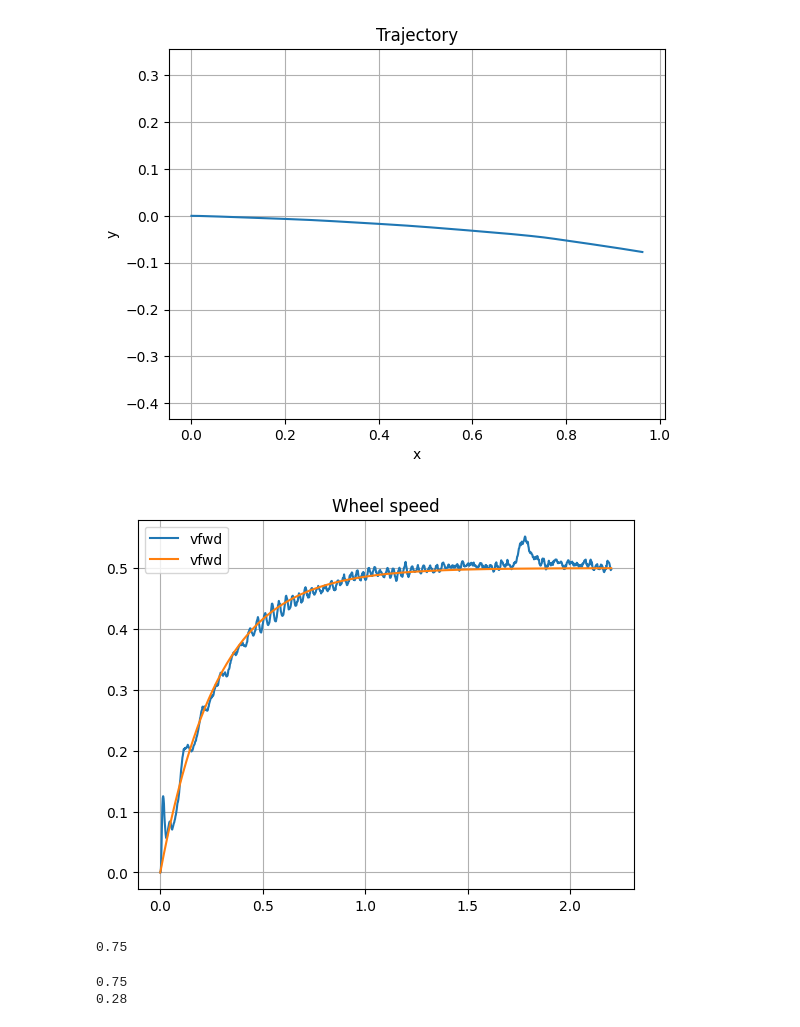
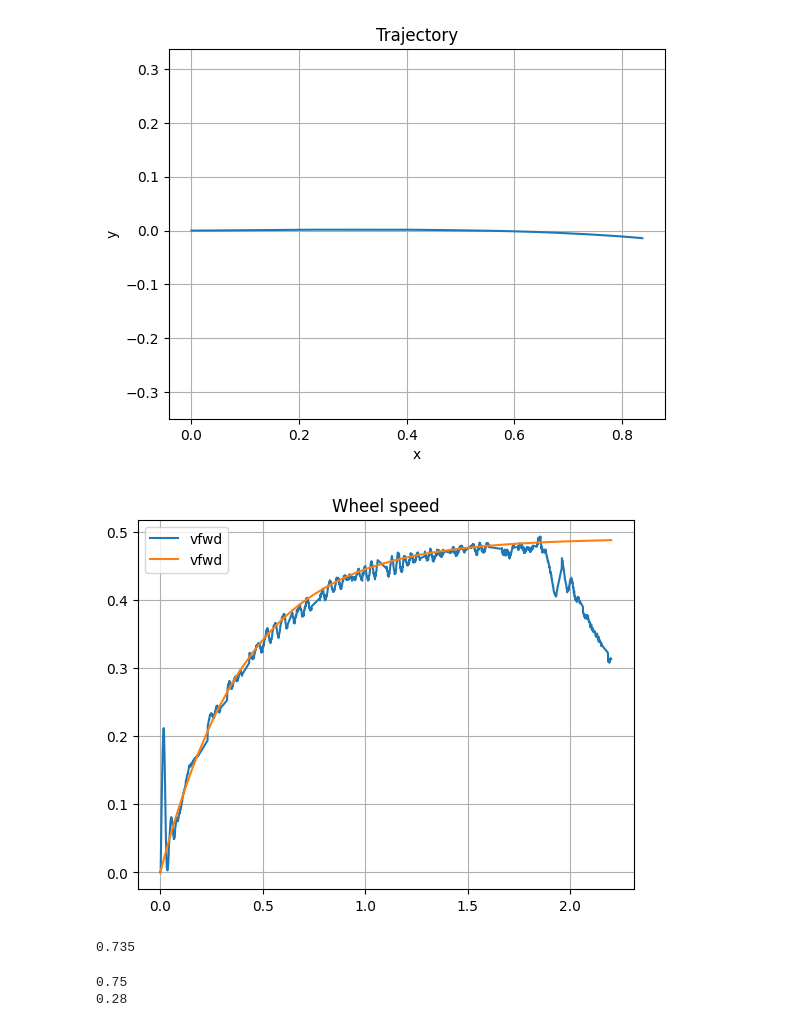
Before and after one commit to EthanD11/botlightyear, a Jupyter notebook: Teensy/OL_test/OLtest.ipynb, the cells around one changed output. Cells and saved outputs as stored; diff of their text form; code cells hidden in the pictures.

```diff
--- a/Teensy/OL_test/OLtest.ipynb
+++ b/Teensy/OL_test/OLtest.ipynb
@@ -50,7 +50,7 @@ t0 = data["time"][mask].iloc[0]
 
 data = data[mask]
 data.loc[:,"time"] = data["time"].iloc[:] - t0
-# mask = np.logical_and(mask, data["time"] <= 2.2)
+mask = np.logical_and(mask, data["time"] <= 2.2)
 data = data[mask]
 data
 data
@@ -89,25 +89,25 @@ plt.axis("equal")
 plt.grid()
 plt.show()
 # %% [output]
-[figure, old version]
+[figure, new version]
 # %%
 u = 160/240
-A = 0.5/u
-tau = 0.28
+A = 0.49/u
+tau = 0.42 # 0.28
 step_response_estimation = u*A*(1-np.exp(-data["time"]/tau))
 plt.figure()
 plt.title("Wheel speed")
 mask = data["time"] <= 2.5
 plt.plot(data["time"][mask], data["vfwd"][mask], label="vfwd")
 plt.plot(data["time"][mask], step_response_estimation[mask], label="vfwd")
 # plt.plot(data)
 plt.legend()
 plt.grid()
 plt.show()
 print(A)
 # %% [output]
-[figure, old version]
+[figure, new version]
-0.75
+0.735
 # %%
 print(A)
 print(tau)
```
Also changed, not shown: parts of 2 cells of this notebook, 5 other files.
